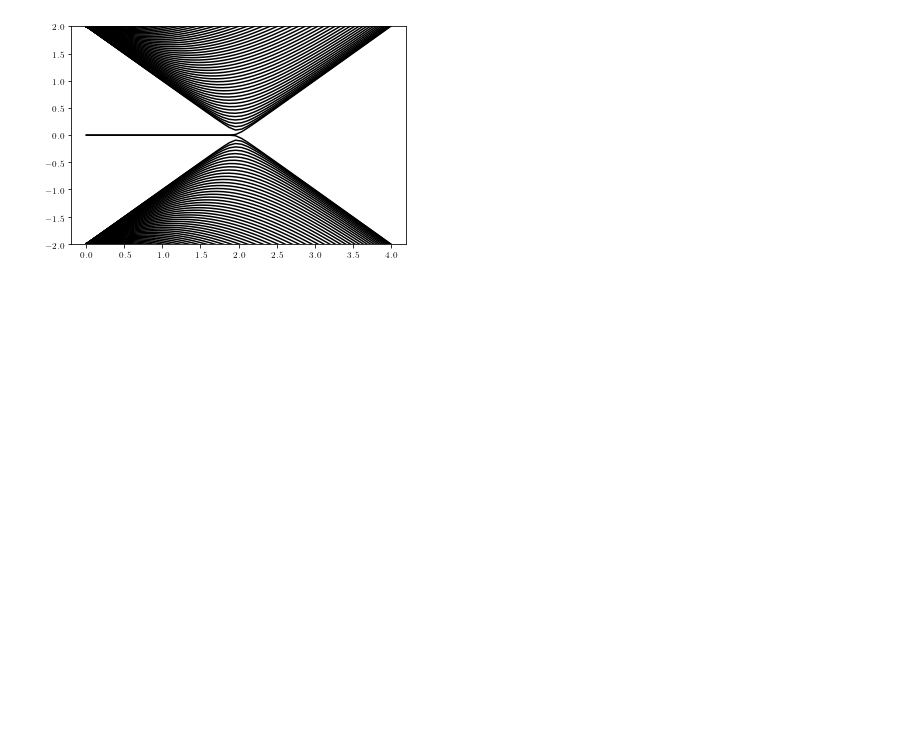
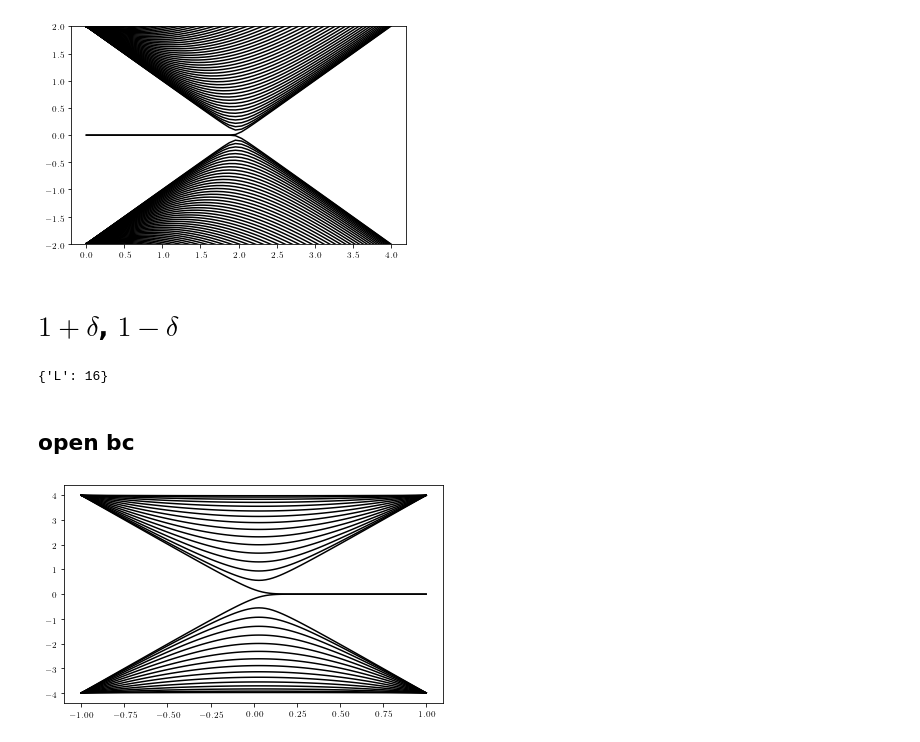
Before and after one commit to hainingpan/SPT, a Jupyter notebook: test_Kitaev.ipynb, the cells around one changed output. Saved outputs shown, nothing was run; the diff lists cells and outputs as text; code cells hidden in the pictures; blank space fills up the shorter version.

```diff
--- a/test_Kitaev.ipynb
+++ b/test_Kitaev.ipynb
@@ -303,7 +314,8 @@ class Params:
     Delta=1,
     L=100,
     T=0,
-    pbc=True):
+    bc=1    # 0: open boundary condition; >0: PBC; <0: APBC
+    ):
         self.mu=mu
         self.t=t
         self.Delta=Delta
@@ -314,8 +326,8 @@ class Params:
         self.T=T
         self.band1sm=sp.diags([1],[1],(L,L)).tocsr()
         self.bandm1sm=sp.diags([1],[-1],(L,L)).tocsr()
-        self.band1sm[-1,0]=1*(pbc)
-        self.bandm1sm[0,-1]=1*(pbc)
+        self.band1sm[-1,0]=1*(2*np.heaviside(bc,1/2)-1)
+        self.bandm1sm[0,-1]=1*(2*np.heaviside(bc,1/2)-1)
         self.Hamiltonian=-self.mu*sp.kron(self.tau_z,sp.identity(self.L))-sp.kron(self.t*self.tau_z+1j*self.Delta*self.tau_y,self.band1sm)-sp.kron(self.t*self.tau_z-1j*self.Delta*self.tau_y,self.bandm1sm)
 
     def bandstructure(self):
@@ -482,3 +494,15 @@ for index in range(eigvallist2[0].shape[0]):
     ax.set_ylim([-2,2])
 # %% [output]
 [figure]
+# %% [markdown]
+# $1+\delta$, $1-\delta$
+# %%
+def wrapper(delta,**kwargs):
+    mu=2*(1-delta)
+    t=-(1+delta)
+    Delta=-(1+delta)
+    return Params(**kwargs,mu=mu,t=t,Delta=Delta)
+# %%
+params=wrapper(0-0.1,L=16)
+# %% [output]
+{'L': 16}
@@ -484,0 +511,17 @@ for index in range(eigvallist2[0].shape[0]):
+# %% [markdown]
+## open bc
+# %%
+val_list=np.linspace(-1,1,100)
+eigvallist2=[]
+for val in val_list:
+    params=wrapper(val,L=16,bc=0)
+    params.bandstructure()
+    eigvallist2.append(params.val)
+
+
+fig,ax=plt.subplots()
+for index in range(eigvallist2[0].shape[0]):
+    ax.plot(val_list,np.array(eigvallist2)[:,index],'k')
+    # ax.set_ylim([-2,2])
+# %% [output]
+[figure, added]
```
Also changed, not shown: parts of 21 cells of this notebook, 3 other files.
